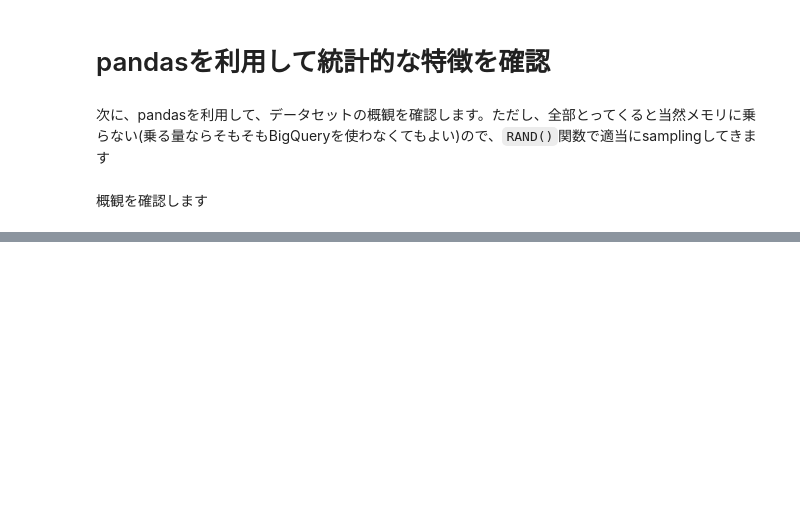
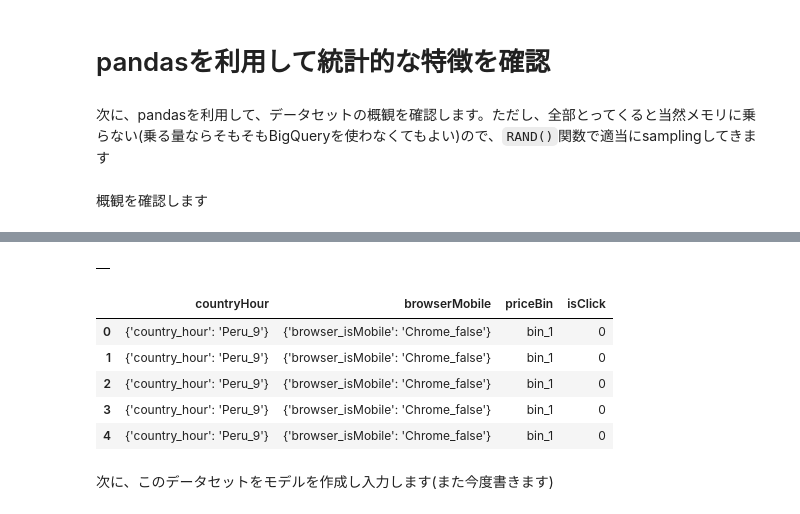
Before and after one commit to hiroaki8388/gcp, a Jupyter notebook: article/bqml2.ipynb, the cells around one changed output, grey strips where cells are left out. Drawn from its saved outputs; the diff is of its cells as text; code cells hidden in the pictures; blank space fills up the shorter version.

```diff
--- a/article/bqml2.ipynb
+++ b/article/bqml2.ipynb
@@ -96,0 +287,37 @@ data_sampled.describe()
+# %%
+%%bigquery --project $PROJECT
+CREATE OR REPLACE TABLE google_analytics.ga_dataset_feature AS
+SELECT
+    ML.FEATURE_CROSS(
+    STRUCT(
+            country,
+            CAST(hour AS STRING) AS hour
+    ))
+    AS countryHour,
+    ML.FEATURE_CROSS(
+    STRUCT(
+            browser,
+            isMobile
+    ))
+    AS browserMobile,
+    ML.BUCKETIZE(
+    productPrice,
+    [2, 5, 16, 17, 20, 50]
+    ) AS priceBin,
+    isClick
+FROM  `google_analytics.ga_dataset_cleansed`
+# %% [output]
+|  |
+# %%
+%%bigquery --project $PROJECT
+
+SELECT * FROM  `google_analytics.ga_dataset_feature`  LIMIT 5
+# %% [output]
+|  | countryHour | browserMobile | priceBin | isClick |
+| 0 | {'country_hour': 'Peru_9'} | {'browser_isMobile': 'Chrome_false'} | bin_1 | 0 |
+| 1 | {'country_hour': 'Peru_9'} | {'browser_isMobile': 'Chrome_false'} | bin_1 | 0 |
+| 2 | {'country_hour': 'Peru_9'} | {'browser_isMobile': 'Chrome_false'} | bin_1 | 0 |
+| 3 | {'country_hour': 'Peru_9'} | {'browser_isMobile': 'Chrome_false'} | bin_1 | 0 |
+| 4 | {'country_hour': 'Peru_9'} | {'browser_isMobile': 'Chrome_false'} | bin_1 | 0 |
+# %% [markdown]
+次に、このデータセットをモデルを作成し入力します(また今度書きます)
```
Also changed, not shown: parts of 34 cells of this notebook.
